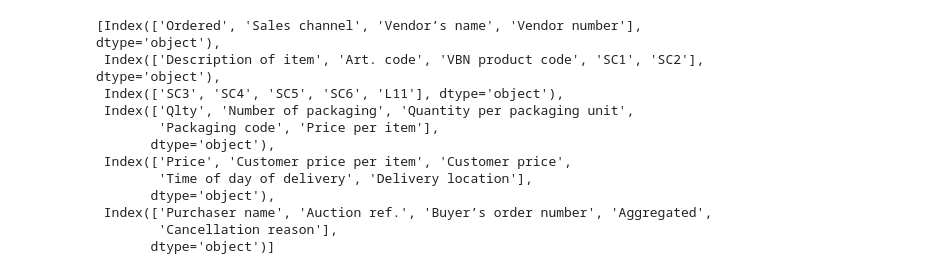
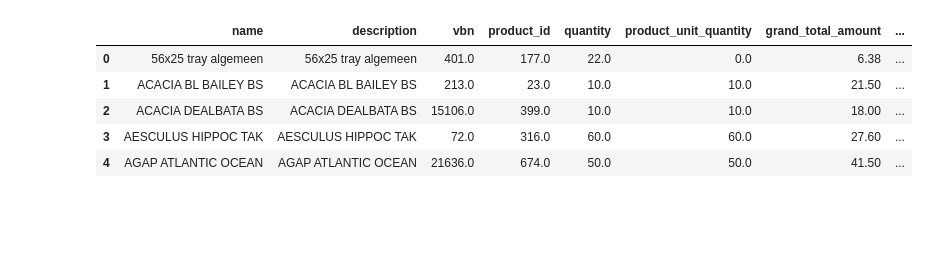
Before and after one commit to espoirMur/deep_learning_for_nlp, a Jupyter notebook: Untitled.ipynb, the cells around one changed output. Drawn from its saved outputs; the diff is of its cells as text; code cells hidden in the pictures; blank space fills up the shorter version.

```diff
--- a/Untitled.ipynb
+++ b/Untitled.ipynb
@@ -20,15 +2,0 @@ def split_list(alist, wanted_parts=1):
-# %%
-split_list(columns_name, 6)
-# %% [output]
-[Index(['Ordered', 'Sales channel', 'Vendor’s name', 'Vendor number'], dtype='object'),
- Index(['Description of item', 'Art. code', 'VBN product code', 'SC1', 'SC2'], dtype='object'),
- Index(['SC3', 'SC4', 'SC5', 'SC6', 'L11'], dtype='object'),
- Index(['Qlty', 'Number of packaging', 'Quantity per packaging unit',
-        'Packaging code', 'Price per item'],
-       dtype='object'),
- Index(['Price', 'Customer price per item', 'Customer price',
-        'Time of day of delivery', 'Delivery location'],
-       dtype='object'),
- Index(['Purchaser name', 'Auction ref.', 'Buyer’s order number', 'Aggregated',
-        'Cancellation reason'],
-       dtype='object')]
@@ -38,0 +5,11 @@ df.to_csv("/Users/es.py/Projects/Xeco/FlowerShop/columns.csv")
+# %%
+products_with_missing = pd.read_csv('../../Xeco/FlowerShop/products_with_missing.csv')
+# %%
+products_with_missing.head()
+# %% [output]
+|  | name | description | vbn | product_id | quantity | product_unit_quantity | grand_total_amount | ... |
+| 0 | 56x25 tray algemeen | 56x25 tray algemeen | 401.0 | 177.0 | 22.0 | 0.0 | 6.38 | ... |
+| 1 | ACACIA BL BAILEY BS | ACACIA BL BAILEY BS | 213.0 | 23.0 | 10.0 | 10.0 | 21.50 | ... |
+| 2 | ACACIA DEALBATA BS | ACACIA DEALBATA BS | 15106.0 | 399.0 | 10.0 | 10.0 | 18.00 | ... |
+| 3 | AESCULUS HIPPOC TAK | AESCULUS HIPPOC TAK | 72.0 | 316.0 | 60.0 | 60.0 | 27.60 | ... |
+| 4 | AGAP ATLANTIC OCEAN | AGAP ATLANTIC OCEAN | 21636.0 | 674.0 | 50.0 | 50.0 | 41.50 | ... |
```
Also changed, not shown: parts of 8 cells of this notebook, 7 other files.
